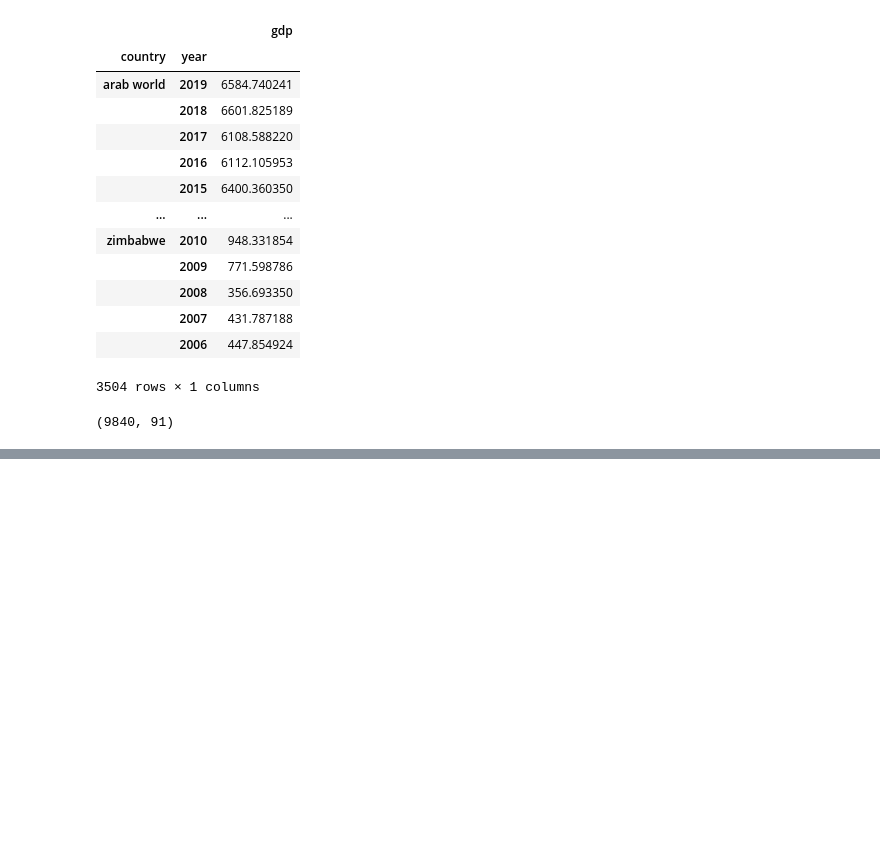
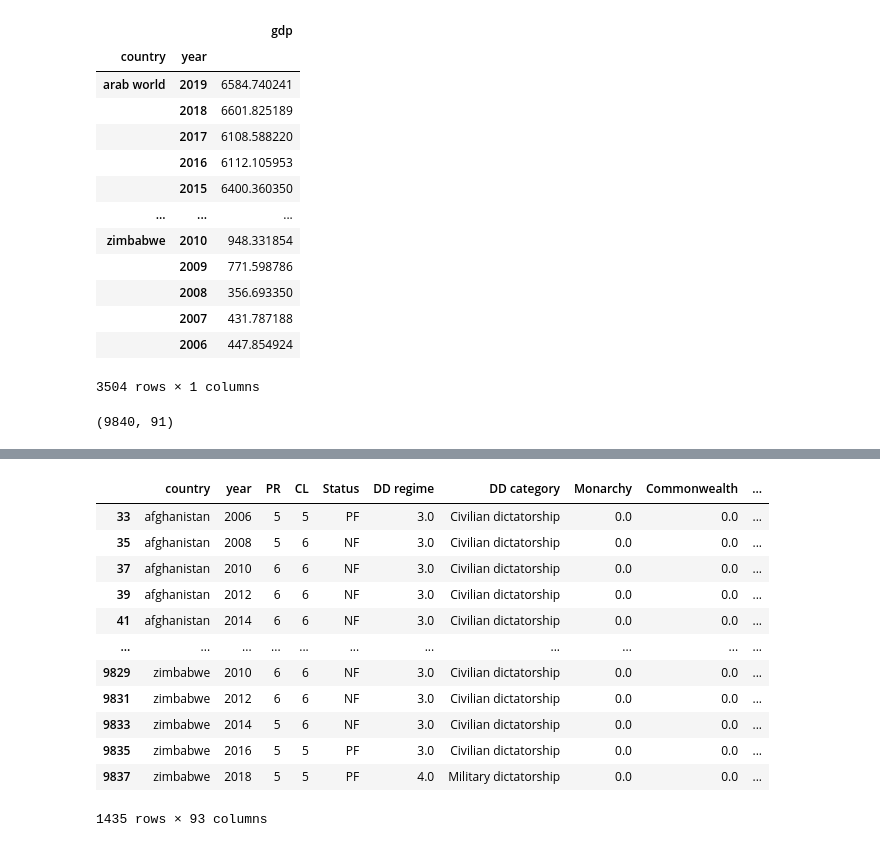
Before and after one commit to SanteriVtj/Econometrics-Capstone, a Jupyter notebook: data.ipynb, the cells around one changed output, grey strips where cells are left out. Cells and saved outputs as stored; diff of their text form; code cells hidden in the pictures; blank space fills up the shorter version.

```diff
--- a/data.ipynb
+++ b/data.ipynb
@@ -277,0 +301,16 @@ all_df.to_csv('raw_data/master.csv')
+# %%
+all_df
+# %% [output]
+|  | country | year | PR | CL | Status | DD regime | DD category | Monarchy | Commonwealth | ... |
+| 33 | afghanistan | 2006 | 5 | 5 | PF | 3.0 | Civilian dictatorship | 0.0 | 0.0 | ... |
+| 35 | afghanistan | 2008 | 5 | 6 | NF | 3.0 | Civilian dictatorship | 0.0 | 0.0 | ... |
+| 37 | afghanistan | 2010 | 6 | 6 | NF | 3.0 | Civilian dictatorship | 0.0 | 0.0 | ... |
+| 39 | afghanistan | 2012 | 6 | 6 | NF | 3.0 | Civilian dictatorship | 0.0 | 0.0 | ... |
+| 41 | afghanistan | 2014 | 6 | 6 | NF | 3.0 | Civilian dictatorship | 0.0 | 0.0 | ... |
+| ... | ... | ... | ... | ... | ... | ... | ... | ... | ... | ... |
+| 9829 | zimbabwe | 2010 | 6 | 6 | NF | 3.0 | Civilian dictatorship | 0.0 | 0.0 | ... |
+| 9831 | zimbabwe | 2012 | 6 | 6 | NF | 3.0 | Civilian dictatorship | 0.0 | 0.0 | ... |
+| 9833 | zimbabwe | 2014 | 5 | 6 | NF | 3.0 | Civilian dictatorship | 0.0 | 0.0 | ... |
+| 9835 | zimbabwe | 2016 | 5 | 5 | PF | 3.0 | Civilian dictatorship | 0.0 | 0.0 | ... |
+| 9837 | zimbabwe | 2018 | 5 | 5 | PF | 4.0 | Military dictatorship | 0.0 | 0.0 | ... |
+1435 rows × 93 columns
```
Also changed, not shown: parts of 7 cells of this notebook, 2 other files.
